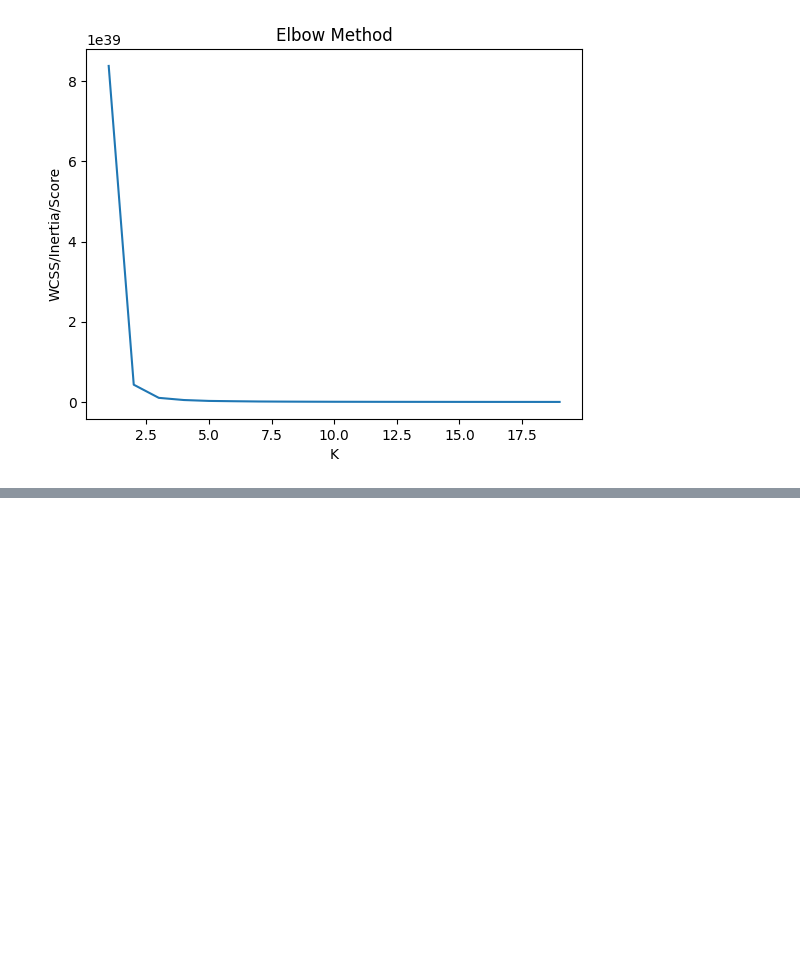
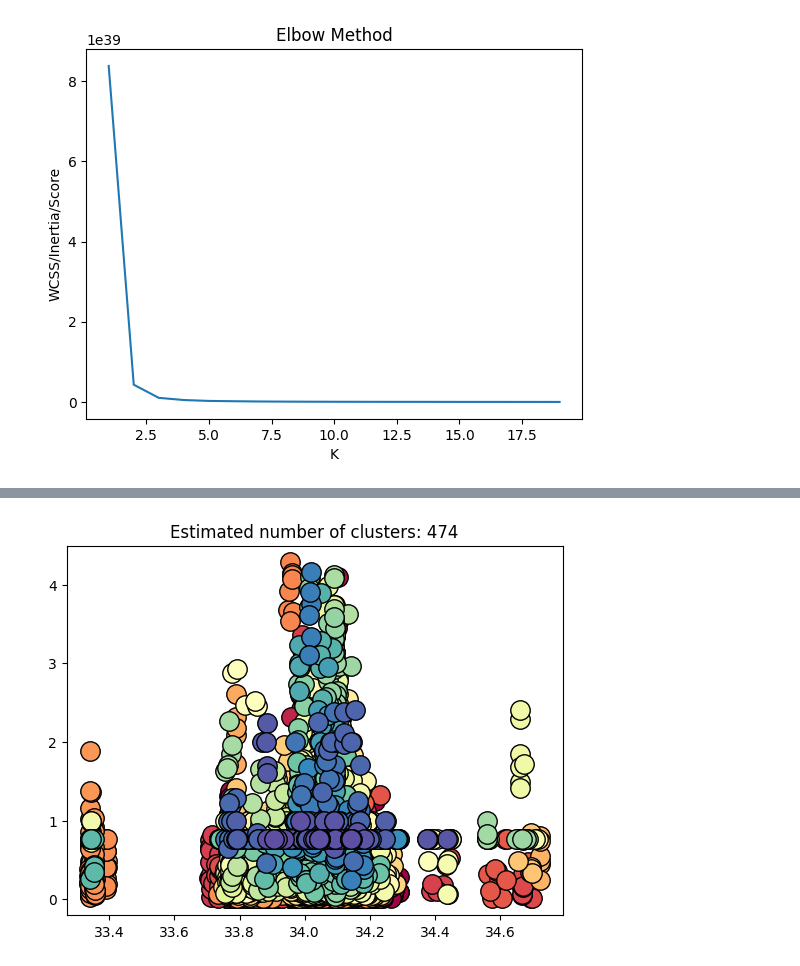
Before and after one commit to Moni-Ib/data-analytics, a Jupyter notebook: notebooks/activity_kmeans.ipynb, the cells around one changed output, grey strips where cells are left out. Saved outputs shown, nothing was run; the diff lists cells and outputs as text; code cells hidden in the pictures; blank space fills up the shorter version.

```diff
--- a/notebooks/activity_kmeans.ipynb
+++ b/notebooks/activity_kmeans.ipynb
@@ -226,0 +248,5 @@ KeyboardInterrupt:
+# %%
+# Obtener las asignaciones de clústeres y los etiquetas de ruido
+labels = dbscan.labels_
+# %%
+df['labels_dbscan']=labels
@@ -226,0 +262,3 @@ KeyboardInterrupt:
+# %%
+df_dbscan=df[df['labels_dbscan']!=-1]
+df_dbscan
@@ -226,0 +279,2 @@ KeyboardInterrupt:
+# %%
+labels_dbscan=df_dbscan['labels_dbscan'].values
@@ -226,0 +301,13 @@ KeyboardInterrupt:
+# %%
+unique_labels = set(labels_dbscan)
+colors = [plt.cm.Spectral(each) for each in np.linspace(0, 1, len(unique_labels))]
+for k, col in zip(unique_labels, colors):
+    if k == -1:# Black used for noise.
+        col = [0, 0, 0, 1]
+    class_member_mask = labels_dbscan == k
+    xy = df_dbscan[df_dbscan['labels_dbscan']==k].values
+    plt.plot(xy[:, 2],xy[:, 7],"o",markerfacecolor=tuple(col),markeredgecolor="k",markersize=14,)
+plt.title(f"Estimated number of clusters: {n_clusters_}")
+plt.show()
+# %% [output]
+[figure, added]
```
Also changed, not shown: parts of 17 cells of this notebook.
